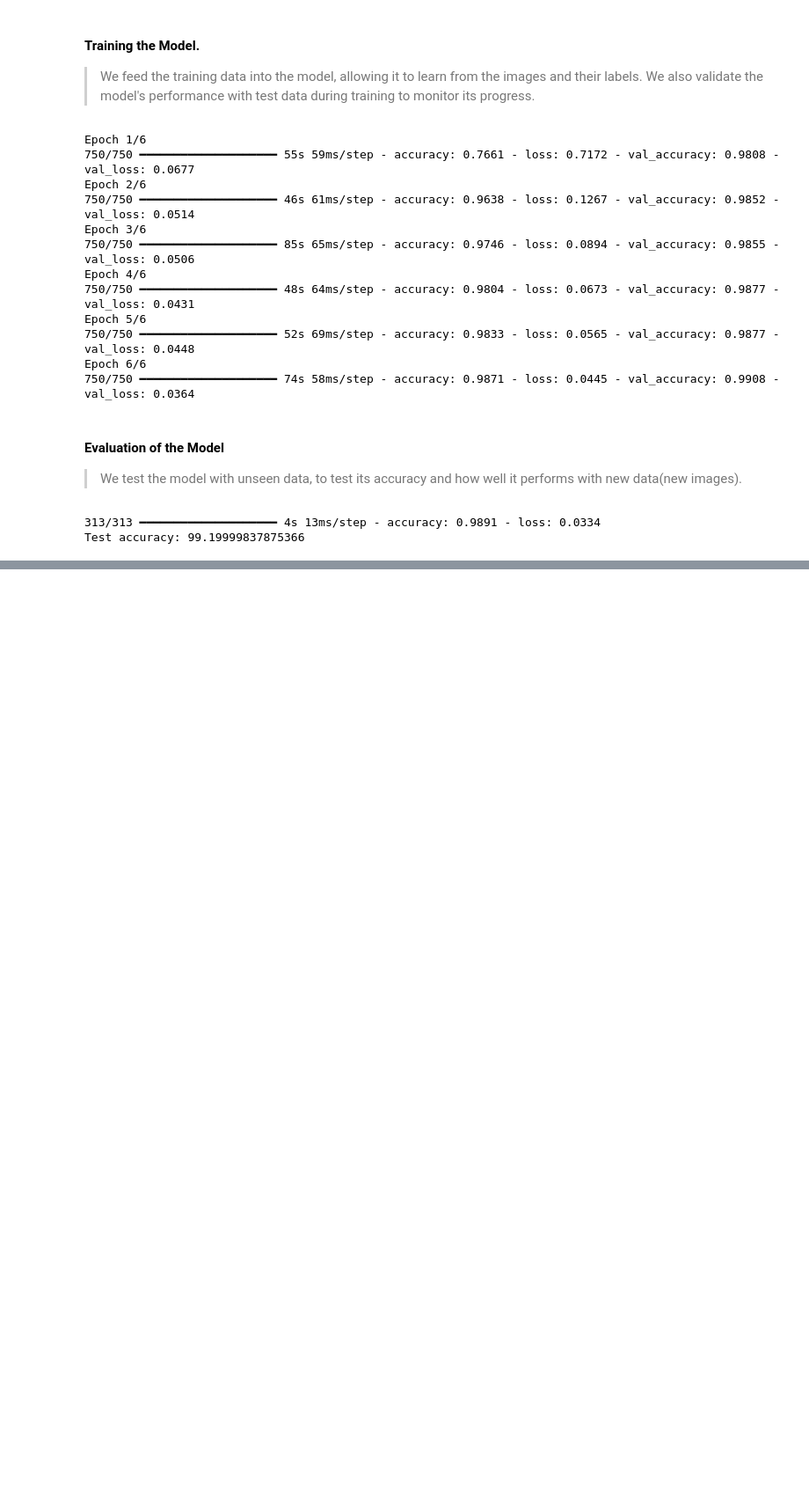
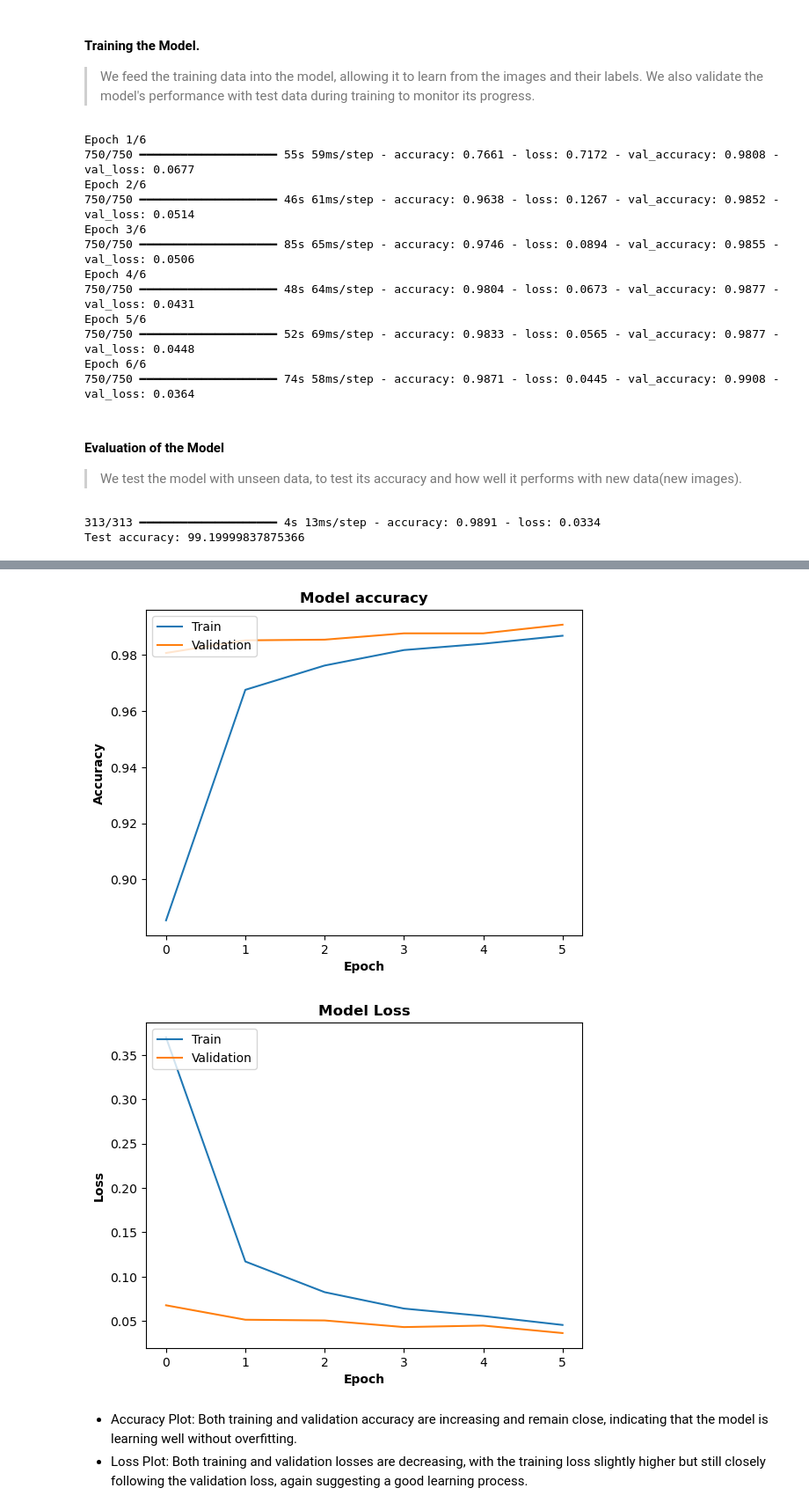
Before and after one commit to PaulMuniu/Handwritten-Digit-Recognition-MNIST-mini-project, a Jupyter notebook: index.ipynb, the cells around one changed output, grey strips where cells are left out. Shown: that part at 88% size. Saved outputs shown, nothing was run; the diff lists cells and outputs as text; code cells hidden in the pictures; blank space fills up the shorter version.

Commit message:
Visualize the results

```diff
--- a/index.ipynb
+++ b/index.ipynb
@@ -97,0 +101,26 @@ Test accuracy: 99.19999837875366
+# %%
+import matplotlib.pyplot as plt
+
+# Training and Validation Accuracy Values
+plt.plot(history.history['accuracy'])
+plt.plot(history.history['val_accuracy'])
+plt.title('Model accuracy', weight = 'bold')
+plt.ylabel('Accuracy', weight = 'bold')
+plt.xlabel('Epoch', weight = 'bold')
+plt.legend(['Train', 'Validation'], loc='upper left')
+plt.show()
+
+# Training and Validation loss values
+plt.plot(history.history['loss'])
+plt.plot(history.history['val_loss'])
+plt.title('Model Loss', weight = 'bold')
+plt.ylabel('Loss', weight = 'bold')
+plt.xlabel('Epoch', weight = 'bold')
+plt.legend(['Train', 'Validation'], loc='upper left')
+plt.show()
+# %% [output]
+[figure, added]
+[figure, added]
+# %% [markdown]
+- Accuracy Plot: Both training and validation accuracy are increasing and remain close, indicating that the model is learning well without overfitting.
+- Loss Plot: Both training and validation losses are decreasing, with the training loss slightly higher but still closely following the validation loss, again suggesting a good learning process.
```
Also changed, not shown: parts of 3 cells of this notebook.
